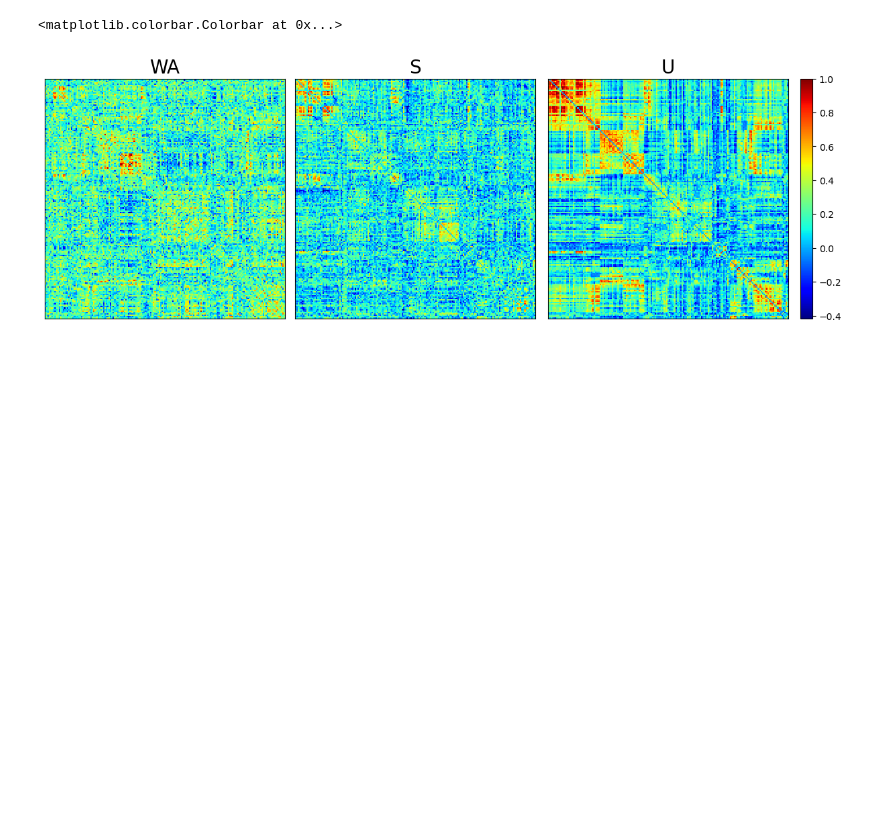
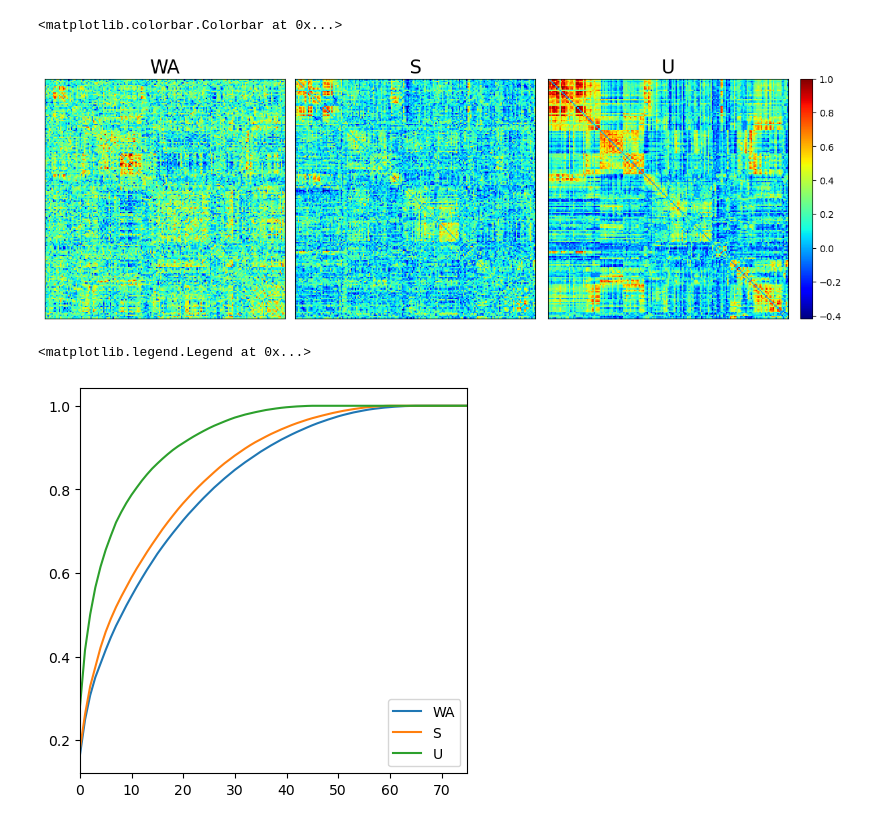
Before and after one commit to thisisadax/final-314, a Jupyter notebook: SVD.ipynb, the cells around one changed output. Cells and saved outputs as stored; diff of their text form; code cells hidden in the pictures; blank space fills up the shorter version.

```diff
--- a/SVD.ipynb
+++ b/SVD.ipynb
@@ -39,13 +39,29 @@ def threshold(am, thresh, mode='row'):
 Normalize the input adjacency matrix.
 '''
 def normalize(am):
-    n = am.shape[0]
-    D = np.eye(n)
-    deg = am.sum(0)
-    D[np.diag_indices(n)] = deg
-    P = fractional_matrix_power(D, -0.5) @ am @ fractional_matrix_power(D, -0.5)
-    np.fill_diagonal(P, 0)
-    return P
+    #n = am.shape[0]
+    #D = np.zeros((n, n))
+    #deg = am.sum(0)
+    #np.fill_diagonal(D, deg)
+    #P = fractional_matrix_power(D, -0.5) @ am @ fractional_matrix_power(D, -0.5)
+    #assert np.all_close(P.sum(0)==1)
+    #np.fill_diagonal(P, 0)
+
+    # Ensure matrix is PSD
+    eigenvalues, eigenvectors = np.linalg.eigh(am)
+    eigenvalues[eigenvalues < 0] = 0  # Set negative eigenvalues to zero
+    am_psd = eigenvectors @ np.diag(eigenvalues) @ eigenvectors.T
+    #row_sums = am_psd.sum(axis=1, keepdims=True)
+    #row_sums[row_sums == 0] = 1
+    #P = am_psd / row_sums
+    #####
+    #n = am.shape[0]
+    #D = np.zeros((n, n))
+    #deg = am.sum(0)
+    #np.fill_diagonal(D, deg)
+    #P = fractional_matrix_power(D, -0.5) @ am_psd @ fractional_matrix_power(D, -0.5)
+    #np.fill_diagonal(P, 0)
+    return am_psd
 
 '''
 Compute the diffusion embedding for the input adjacency matrix.
@@ -105,3 +121,18 @@ np.savez('preprocessed_matrices.npz', **connectivity_matrices['preprocessed'])
+# %%
+# Compute the fraction of variance captured by a k-rank approximation.
+states = ['WA', 'S', 'U']
+fig, ax = plt.subplots(1,1,figsize=(5,5))
+for state in states:
+    matrix = connectivity_matrices['preprocessed'][state]
+    s = np.linalg.svd(matrix)[1]**2
+    s = np.linalg.eigh(matrix)[0][::-1]
+    variances = s / (s).sum()
+    plt.plot(np.cumsum(variances), label=state)
+ax.set_xlim(0,75)
+plt.legend()
+# %% [output]
+<matplotlib.legend.Legend at 0x...>
+[figure, added]
 # %%
 # compute the SVD for each transition matrix and plot the singlar values.
 states = ['WA', 'U']
```
Also changed, not shown: parts of 5 cells of this notebook, 2 other files.
